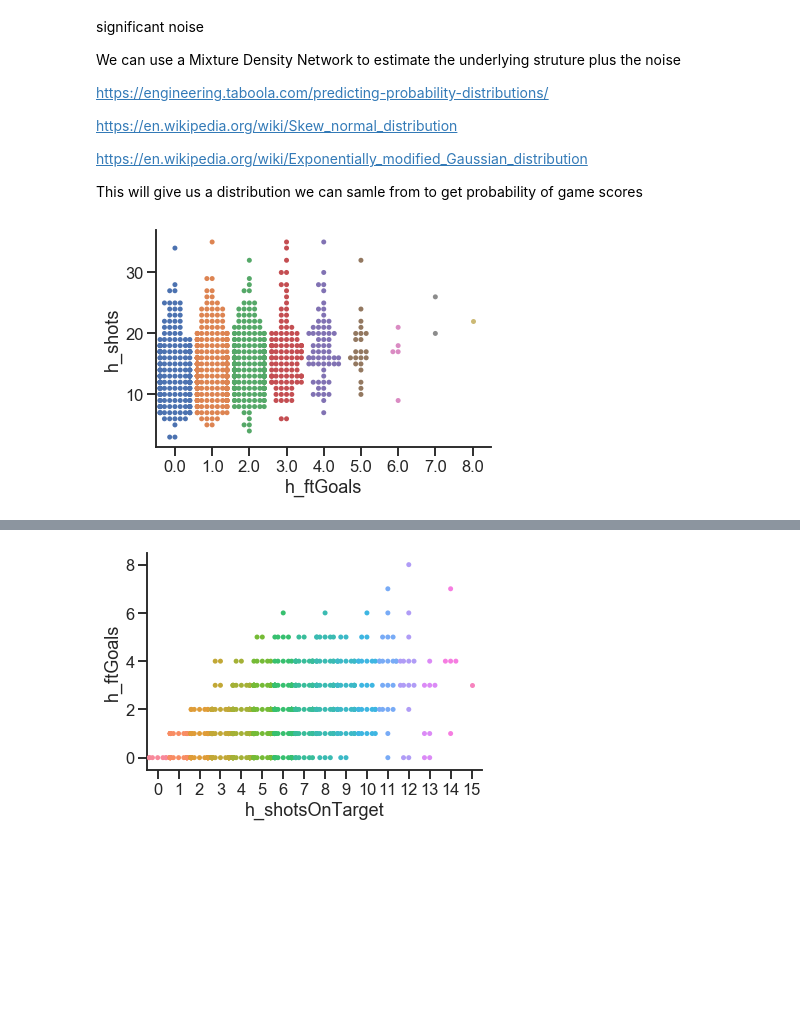
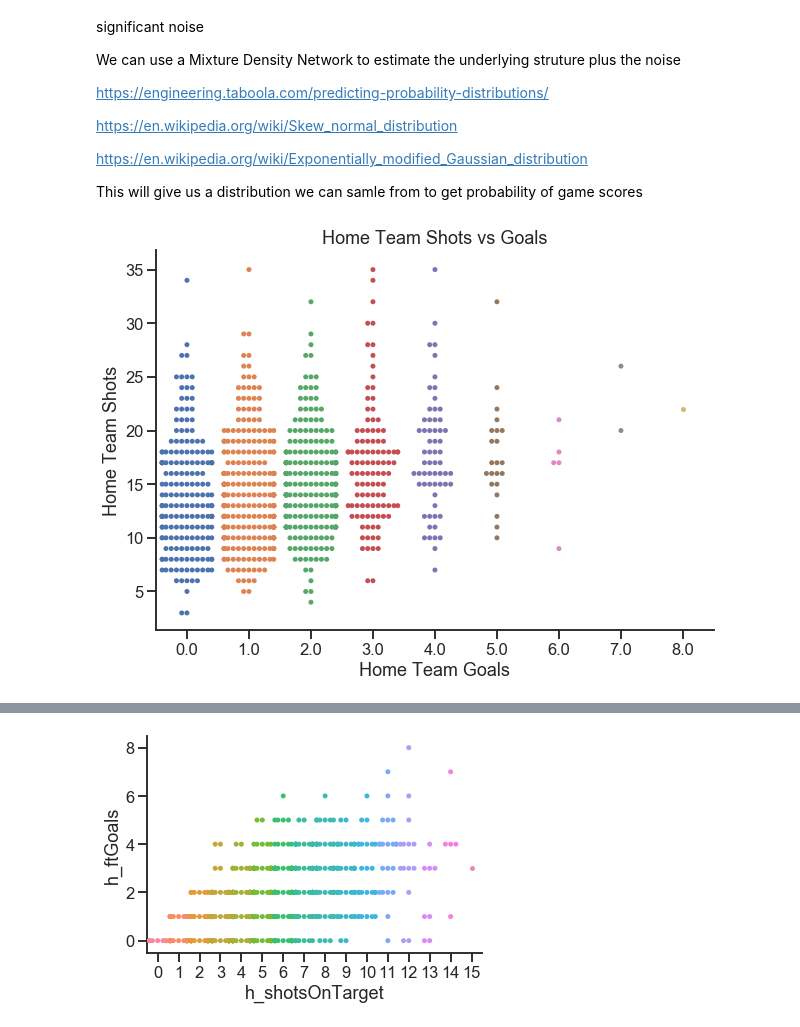
Before and after one commit to DMacGillivray/soccer-predictions, a Jupyter notebook: notebooks/005.005 EDA - Shots on Target.ipynb, the cells around one changed output, grey strips where cells are left out. Saved outputs shown, nothing was run; the diff lists cells and outputs as text; code cells hidden in the pictures; blank space fills up the shorter version.

```diff
--- a/notebooks/005.005 EDA - Shots on Target.ipynb
+++ b/notebooks/005.005 EDA - Shots on Target.ipynb
@@ -309,12 +306,17 @@ https://en.wikipedia.org/wiki/Exponentially_modified_Gaussian_distribution
 This will give us a distribution we can samle from to get probability of game scores
 # %%
 
-
+fig, ax = plt.subplots(figsize=(10,7))
 sns.set(style='ticks', context='talk')
 #iris = sns.load_dataset('iris')
 
+
 sns.swarmplot(df['h_ftGoals'], df['h_shots'])#'species', 'sepal_length', data=iris)
+ax.set_xlabel('Home Team Goals')
+ax.set_ylabel('Home Team Shots')
+ax.set_title('Home Team Shots vs Goals')
+
 sns.despine()
 # %% [output]
-[figure, old version]
+[figure, new version]
 # %%
```
Also changed, not shown: parts of 4 cells of this notebook, 13 other files.
